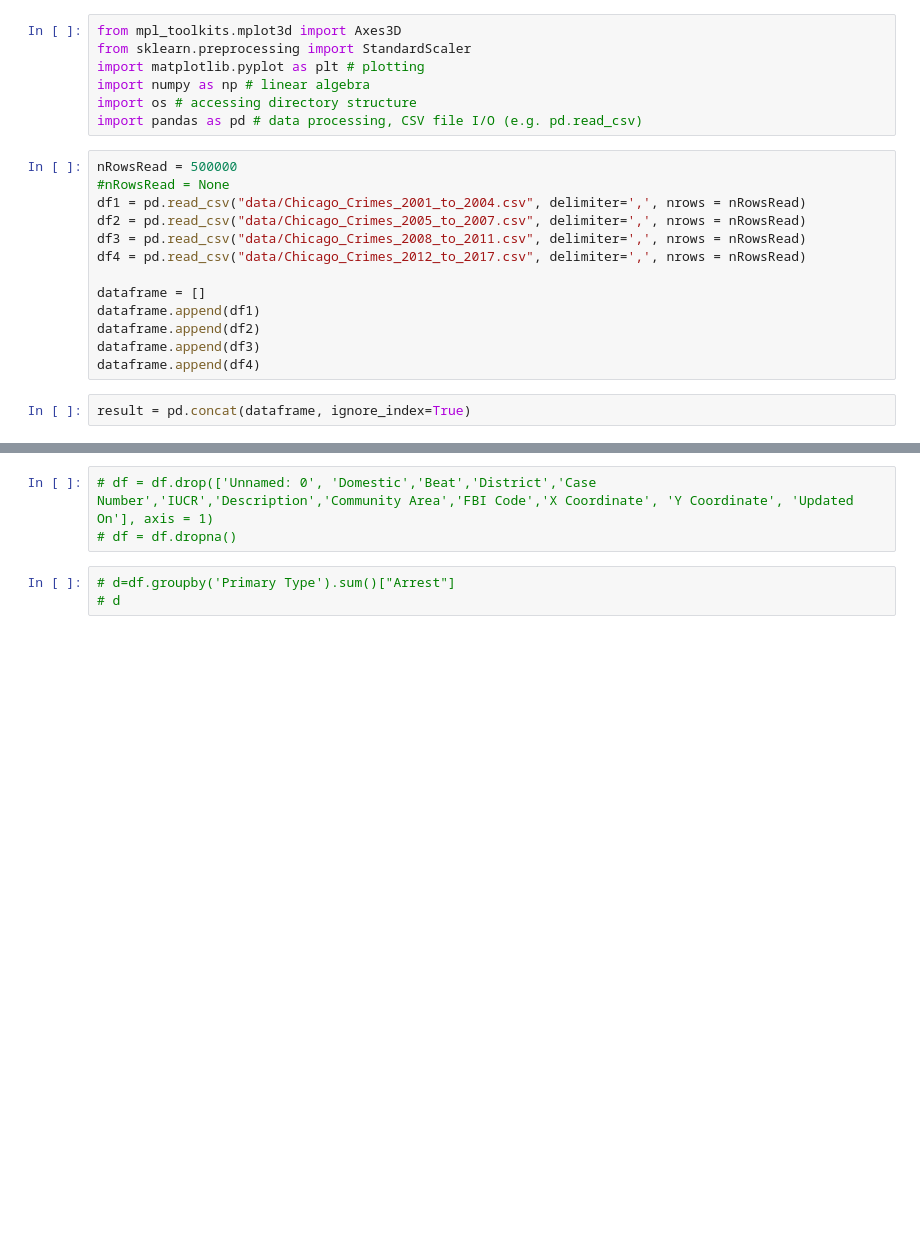
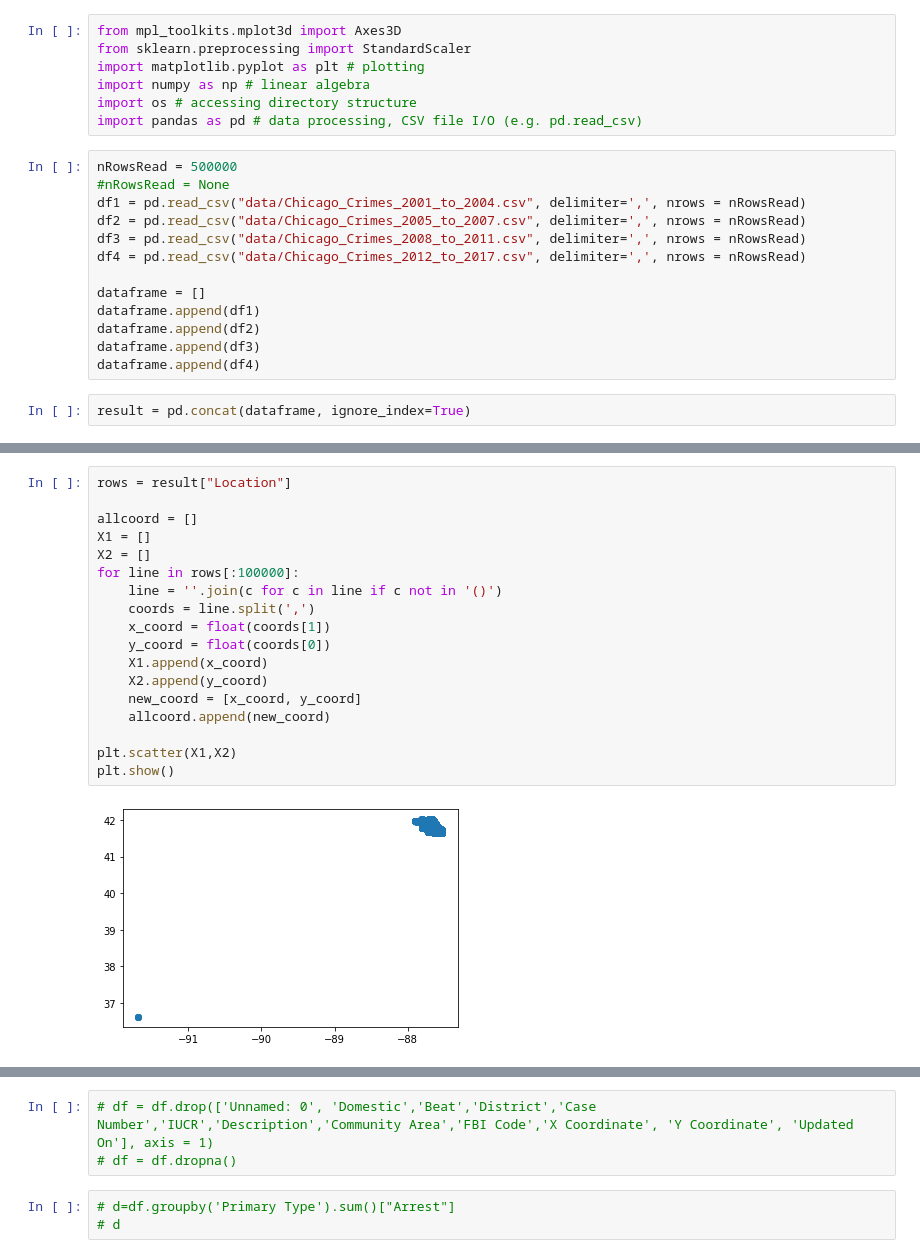
Before and after one commit to Mintra99/chicago-crime-hadoop, a Jupyter notebook: test.ipynb, the cells around one changed output, grey strips where cells are left out. Saved outputs shown, nothing was run; the diff lists cells and outputs as text; blank space fills up the shorter version.

```diff
--- a/test.ipynb
+++ b/test.ipynb
@@ -71,0 +113,20 @@ result.to_csv('python_preprocess.csv')
+# %%
+rows = result["Location"]
+
+allcoord = []
+X1 = []
+X2 = []
+for line in rows[:100000]:
+    line = ''.join(c for c in line if c not in '()')
+    coords = line.split(',')
+    x_coord = float(coords[1])
+    y_coord = float(coords[0])
+    X1.append(x_coord)
+    X2.append(y_coord)
+    new_coord = [x_coord, y_coord]
+    allcoord.append(new_coord)
+
+plt.scatter(X1,X2)
+plt.show()
+# %% [output]
+[figure, added]
```
Also changed, not shown: parts of 22 cells of this notebook, 2 other files.
